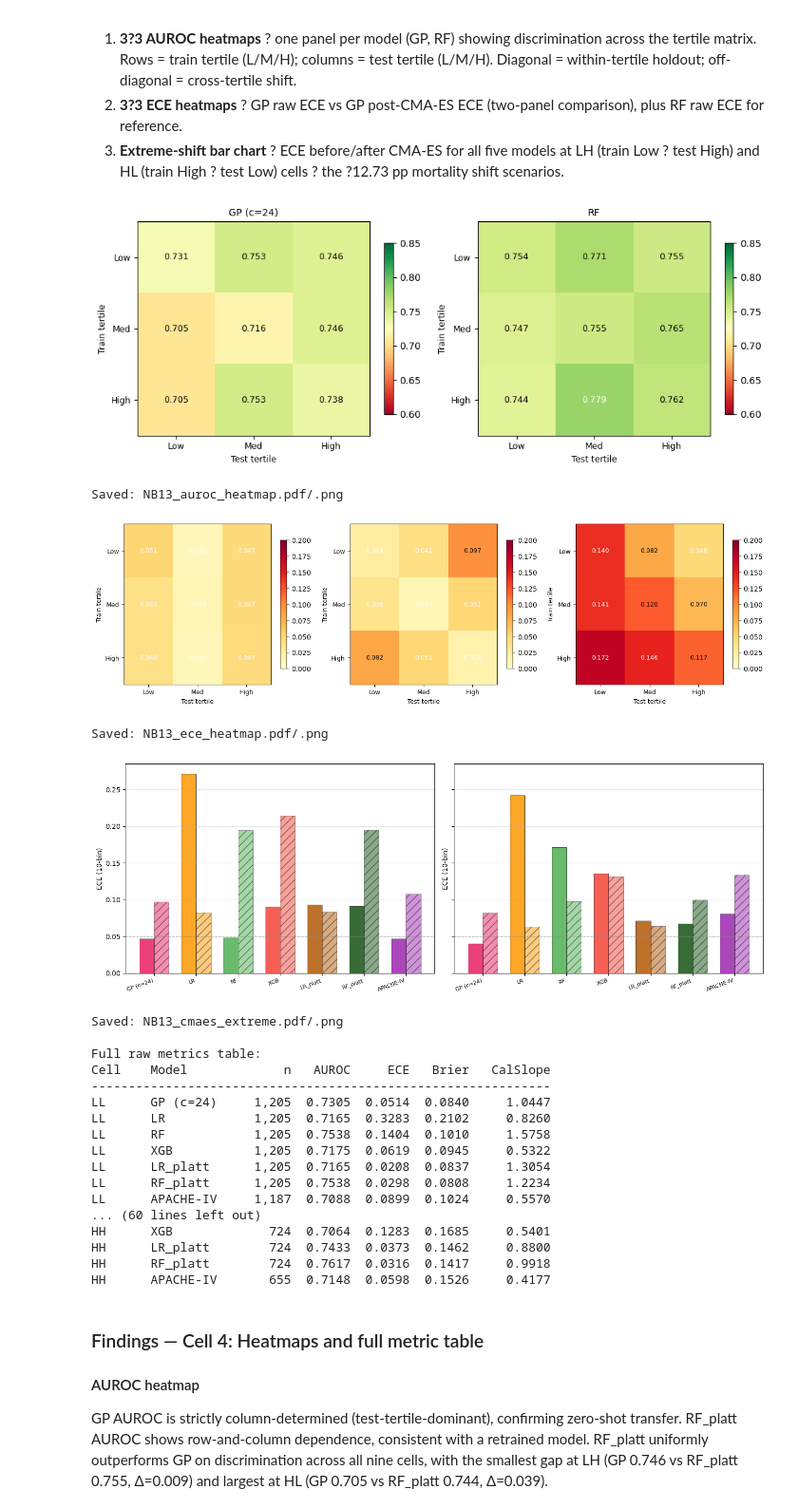
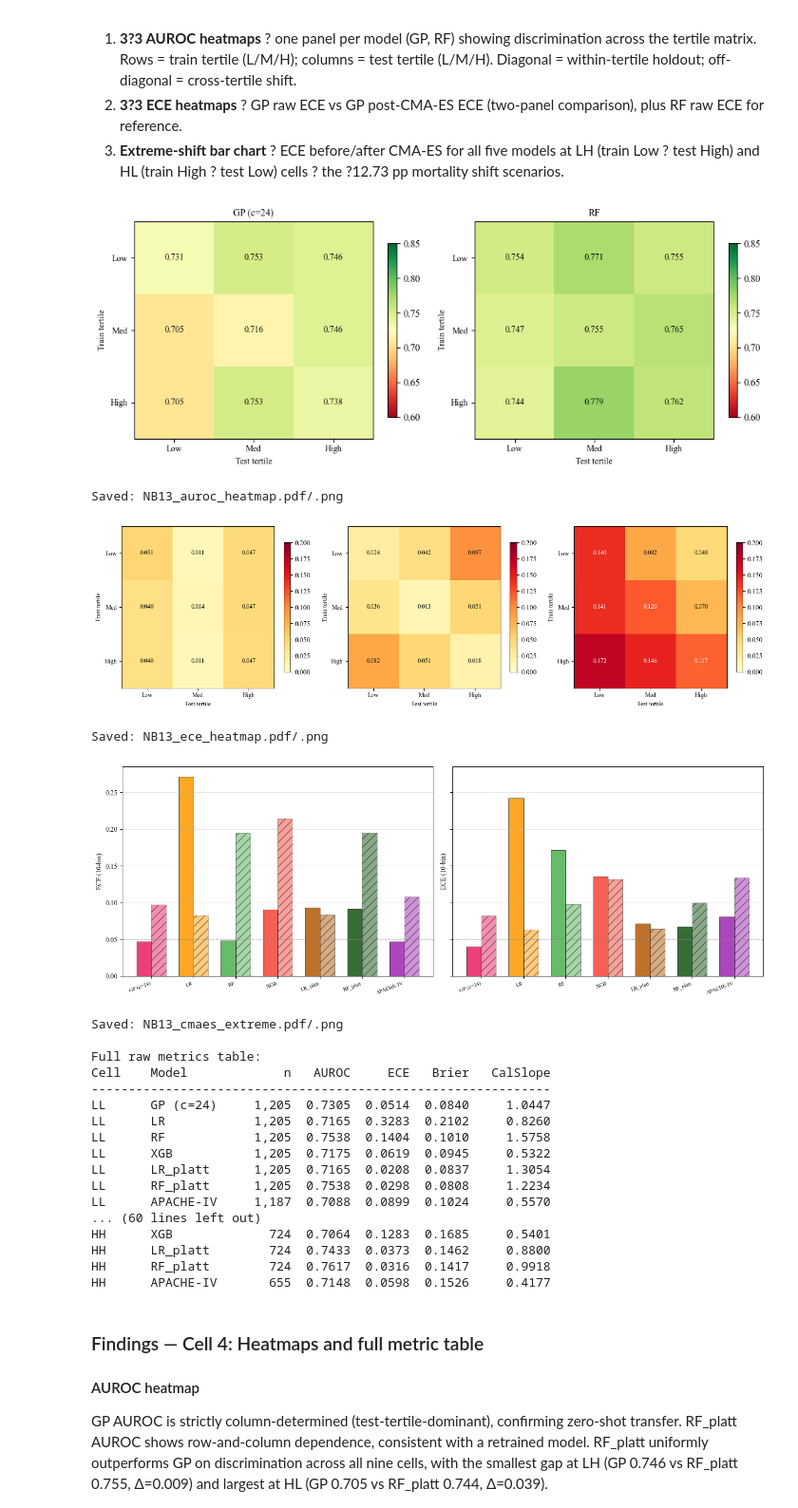
Before and after one commit to neelofarshaheen10-dotcom/sepsis-gp-symbolic-regression, a Jupyter notebook: notebooks/NB13_tertile_matrix_cmaes.ipynb, the cells around one changed output. Shown at 95% size. Cells and saved outputs as stored; diff of their text form; code cells hidden in the pictures.

```diff
--- a/notebooks/NB13_tertile_matrix_cmaes.ipynb
+++ b/notebooks/NB13_tertile_matrix_cmaes.ipynb
@@ -45,6 +45,10 @@ import matplotlib.pyplot as plt
 import matplotlib.colors as mcolors
 import json, pickle, sys, warnings
 warnings.filterwarnings("ignore")
+
+plt.rcParams['font.family'] = 'serif'
+plt.rcParams['font.serif'] = ['Times New Roman', 'DejaVu Serif']
+plt.rcParams['mathtext.fontset'] = 'cm'
 
 _nb_dir   = Path().resolve()
 PROJECT   = _nb_dir.parent if _nb_dir.name == "notebooks" else _nb_dir
@@ -475,6 +479,7 @@ def make_grid(results_dict, model, metric):
     return grid
 
 def plot_heatmap(ax, grid, cmap, vmin, vmax, fmt=".3f"):
+    cmap_obj = plt.get_cmap(cmap)
     im = ax.imshow(grid, cmap=cmap, vmin=vmin, vmax=vmax, aspect="auto")
     ax.set_xticks(range(3)); ax.set_xticklabels(TERTILE_LABELS, fontsize=9)
     ax.set_yticks(range(3)); ax.set_yticklabels(TERTILE_LABELS, fontsize=9)
@@ -484,8 +489,18 @@ def plot_heatmap(ax, grid, cmap, vmin, vmax, fmt=".3f"):
         for c in range(3):
             v = grid[r, c]
             if not np.isnan(v):
+                # Text colour is chosen from the ACTUAL rendered cell colour's
+                # perceptual luminance (not a fixed normalised-value cutoff),
+                # so it stays readable regardless of the colormap or the data
+                # range -- a fixed cutoff put white text on pale, near-vmin
+                # cells (e.g. 0.011 on a near-white YlOrRd cell), which was
+                # nearly unreadable.
+                norm_v = np.clip((v - vmin) / (vmax - vmin + 1e-9), 0.0, 1.0)
+                r_, g_, b_ = cmap_obj(norm_v)[:3]
+                luminance = 0.299 * r_ + 0.587 * g_ + 0.114 * b_
+                text_color = "white" if luminance < 0.55 else "black"
                 ax.text(c, r, f"{v:{fmt}}", ha="center", va="center",
-                        fontsize=9, color="black" if 0.3 < (v-vmin)/(vmax-vmin+1e-9) < 0.7 else "white")
+                        fontsize=9, color=text_color)
     return im
 
 # Figure 1: AUROC heatmaps (GP and RF)
@@ -535,35 +550,35 @@ for ax, extreme_cell in zip(axes3, ["LH", "HL"]):
     ax.bar(x - width/2, before, width, alpha=0.85,
            color=[COLORS[m] for m in ORDER], edgecolor="black", linewidth=0.5)
     ax.bar(x + width/2, after, width, alpha=0.5,
            color=[COLORS[m] for m in ORDER], edgecolor="black", linewidth=0.5,
            hatch="//")
     ax.set_xticks(x)
     ax.set_xticklabels(ORDER, fontsize=8, rotation=20, ha="right")
     ax.set_ylabel("ECE (10-bin)", fontsize=10)
     ax.axhline(0.05, color="gray", ls="--", lw=1, alpha=0.6)
     ax.grid(axis="y", alpha=0.3)
     ax.set_ylim(0, None)
 plt.tight_layout()
 fig3.savefig(FIGURES / "NB13_cmaes_extreme.pdf", bbox_inches="tight")
 fig3.savefig(FIGURES / "NB13_cmaes_extreme.png", bbox_inches="tight", dpi=150)
 plt.show()
 print("Saved: NB13_cmaes_extreme.pdf/.png")
 
 # Print full raw metrics table
 print("\nFull raw metrics table:")
 print(f"{'Cell':<6}  {'Model':<12}  {'n':>5}  {'AUROC':>6}  {'ECE':>6}  {'Brier':>6}  {'CalSlope':>9}")
 print("-" * 62)
 for cell in CELL_NAMES:
     for mname in MODEL_NAMES:
         r = raw_results[cell][mname]
         print(f"{cell:<6}  {mname:<12}  {r['n']:>5,}  "
               f"{r['auroc']:>6.4f}  {r['ece']:>6.4f}  "
               f"{r['brier']:>6.4f}  {r['cal_slope']:>9.4f}")
     print()
 # %% [output]
-[figure, old version]
+[figure, new version]
 Saved: NB13_auroc_heatmap.pdf/.png
-[figure, old version]
+[figure, new version]
 Saved: NB13_ece_heatmap.pdf/.png
 [figure]
 Saved: NB13_cmaes_extreme.pdf/.png
```
Also changed, not shown: parts of 2 cells of this notebook, 21 other files.
